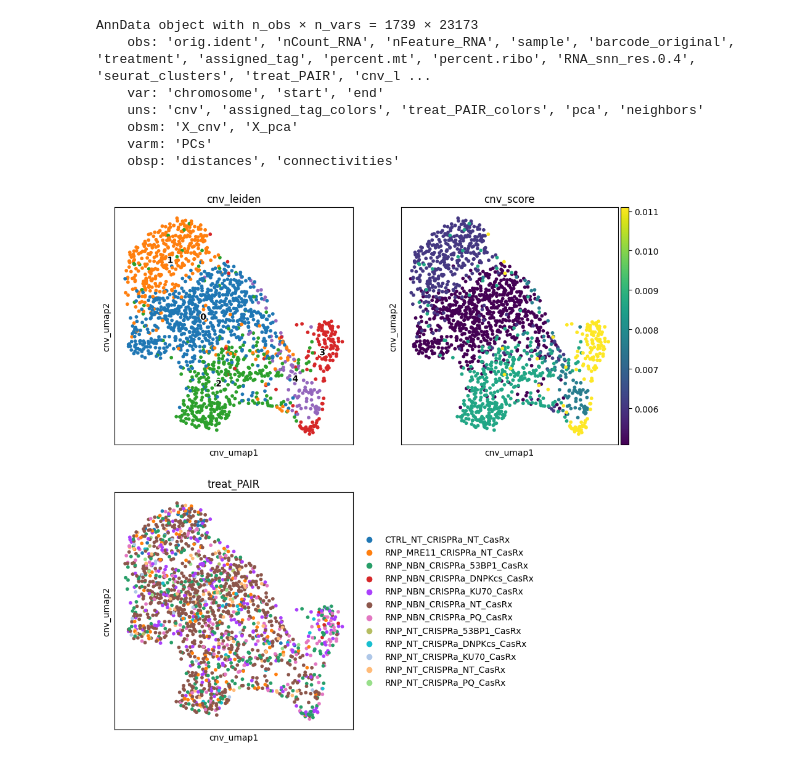
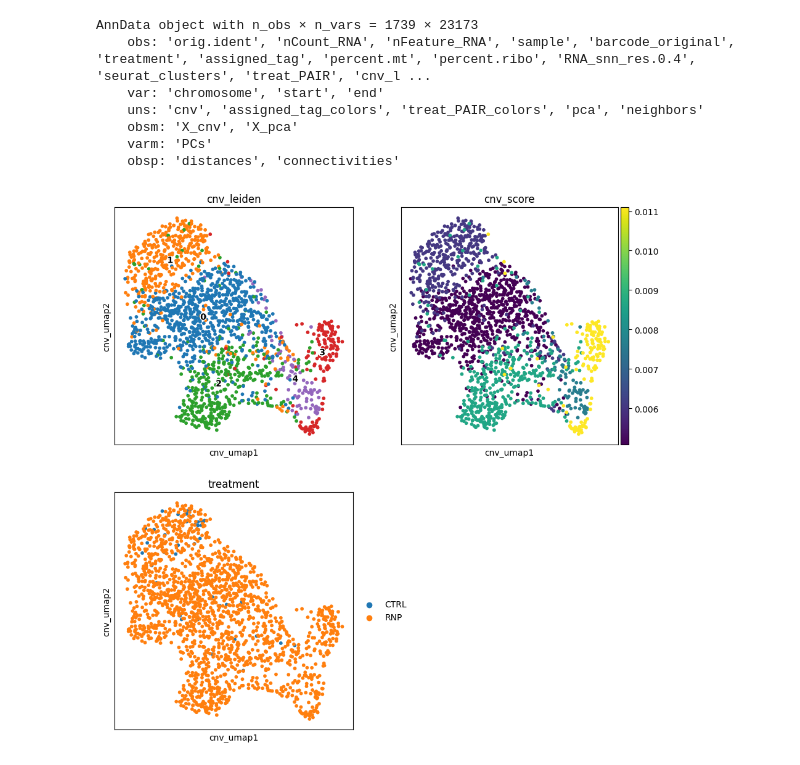
Before and after one commit to S-Zhang-Lab/PAIR-manuscript-code, a Jupyter notebook: perturb-seq/code/infercnv_ana.ipynb, the cells around one changed output. Saved outputs shown, nothing was run; the diff lists cells and outputs as text; code cells hidden in the pictures.

```diff
--- a/perturb-seq/code/infercnv_ana.ipynb
+++ b/perturb-seq/code/infercnv_ana.ipynb
@@ -137,16 +137,16 @@ cnv.tl.cnv_score(adata)
 # %%
 import matplotlib.pyplot as plt
 fig, ((ax1, ax2), (ax3, ax4)) = plt.subplots(2, 2, figsize=(11, 11))
 ax4.axis("off")
 cnv.pl.umap(
     adata,
     color="cnv_leiden",
     legend_loc="on data",
     legend_fontoutline=2,
     ax=ax1,
     show=False,
 )
 cnv.pl.umap(adata, color="cnv_score", ax=ax2, show=False)
-cnv.pl.umap(adata, color="treat_PAIR", ax=ax3)
+cnv.pl.umap(adata, color="treatment", ax=ax3)
 # %% [output]
-[figure, old version]
+[figure, new version]
```
Also changed, not shown: 8 other files.
